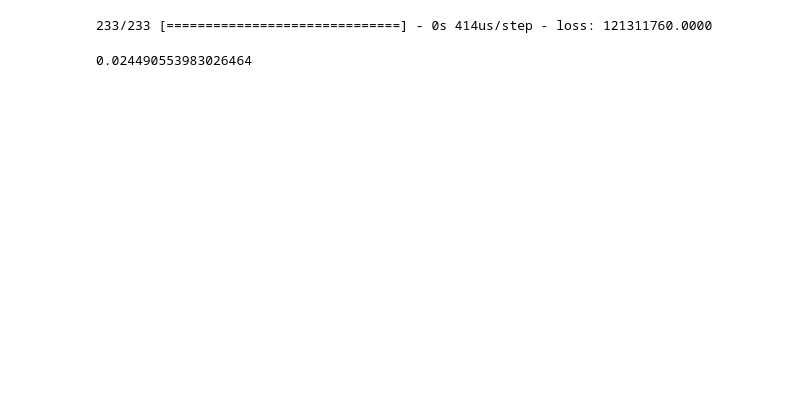
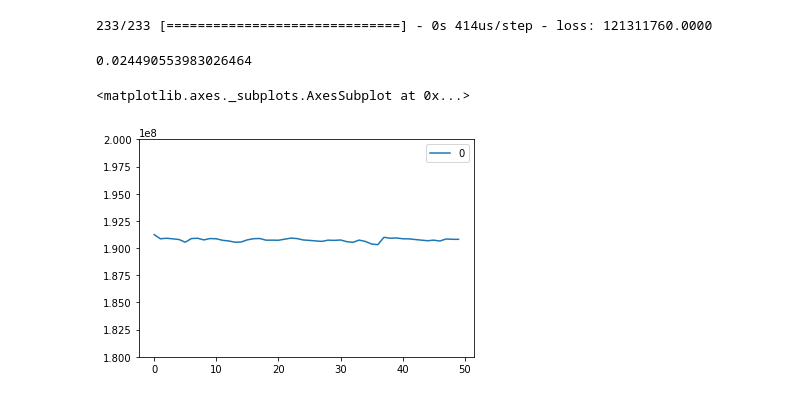
Before and after one commit to rickdgray/MLHW4, a Jupyter notebook: Neural Network.ipynb, the cells around one changed output. Drawn from its saved outputs; the diff is of its cells as text; code cells hidden in the pictures; blank space fills up the shorter version.

Commit message:
plots

```diff
--- a/Neural Network.ipynb
+++ b/Neural Network.ipynb
@@ -180,3 +181,9 @@ y_pred = model.predict(X_test)
 print(r2_score(y_test, y_pred))
 # %% [output]
 0.024490553983026464
+# %%
+plt.ylim(1.8e8, 2e8)
+sns.lineplot(data=pd.DataFrame(history.history['loss']))
+# %% [output]
+<matplotlib.axes._subplots.AxesSubplot at 0x...>
+[figure, added]
```
Also changed, not shown: parts of 2 cells of this notebook, 2 other files.
